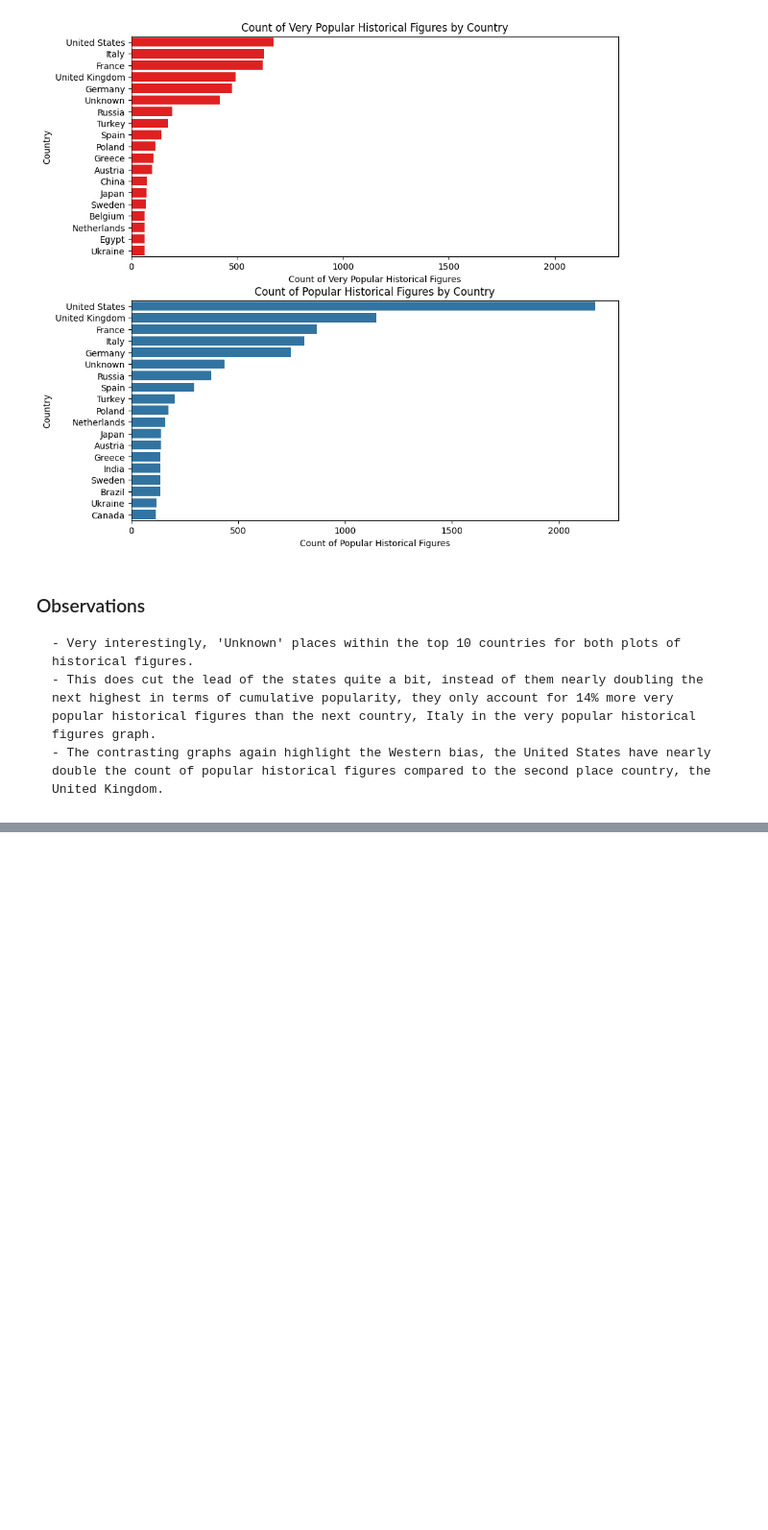
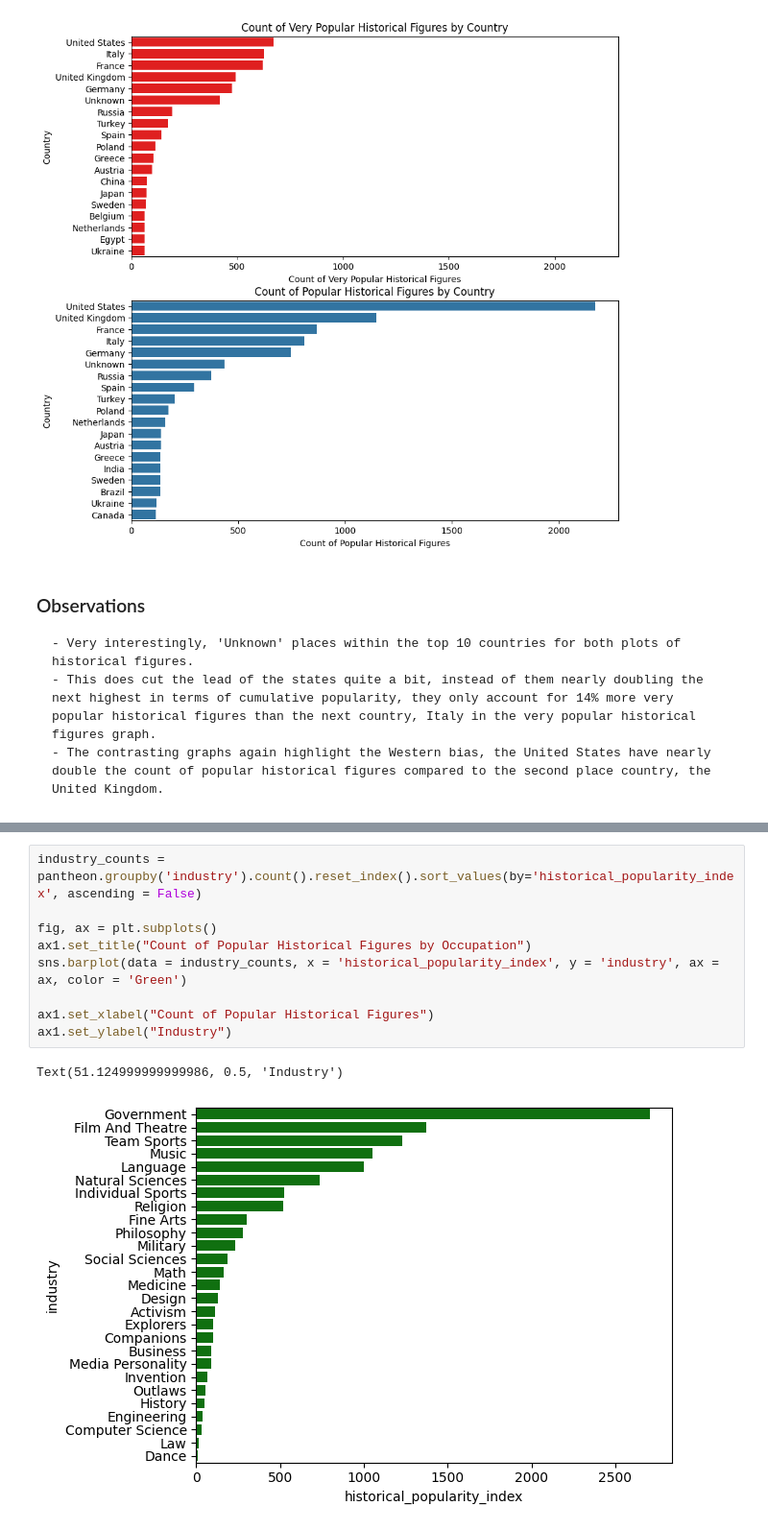
Before and after one commit to SeanG347/kaggle-projects, a Jupyter notebook: historical-popularity-index-analysis.ipynb, the cells around one changed output, grey strips where cells are left out. Shown at 96% size. Saved outputs shown, nothing was run; the diff lists cells and outputs as text; blank space fills up the shorter version.

```diff
--- a/historical-popularity-index-analysis.ipynb
+++ b/historical-popularity-index-analysis.ipynb
@@ -213,0 +236,12 @@ Text(0, 0.5, 'Country')
+# %%
+industry_counts = pantheon.groupby('industry').count().reset_index().sort_values(by='historical_popularity_index', ascending = False)
+
+fig, ax = plt.subplots()
+ax1.set_title("Count of Popular Historical Figures by Occupation")
+sns.barplot(data = industry_counts, x = 'historical_popularity_index', y = 'industry', ax = ax, color = 'Green')
+
+ax1.set_xlabel("Count of Popular Historical Figures")
+ax1.set_ylabel("Industry")
+# %% [output]
+Text(51.124999999999986, 0.5, 'Industry')
+[figure, added]
```
Also changed, not shown: parts of 3 cells of this notebook.
